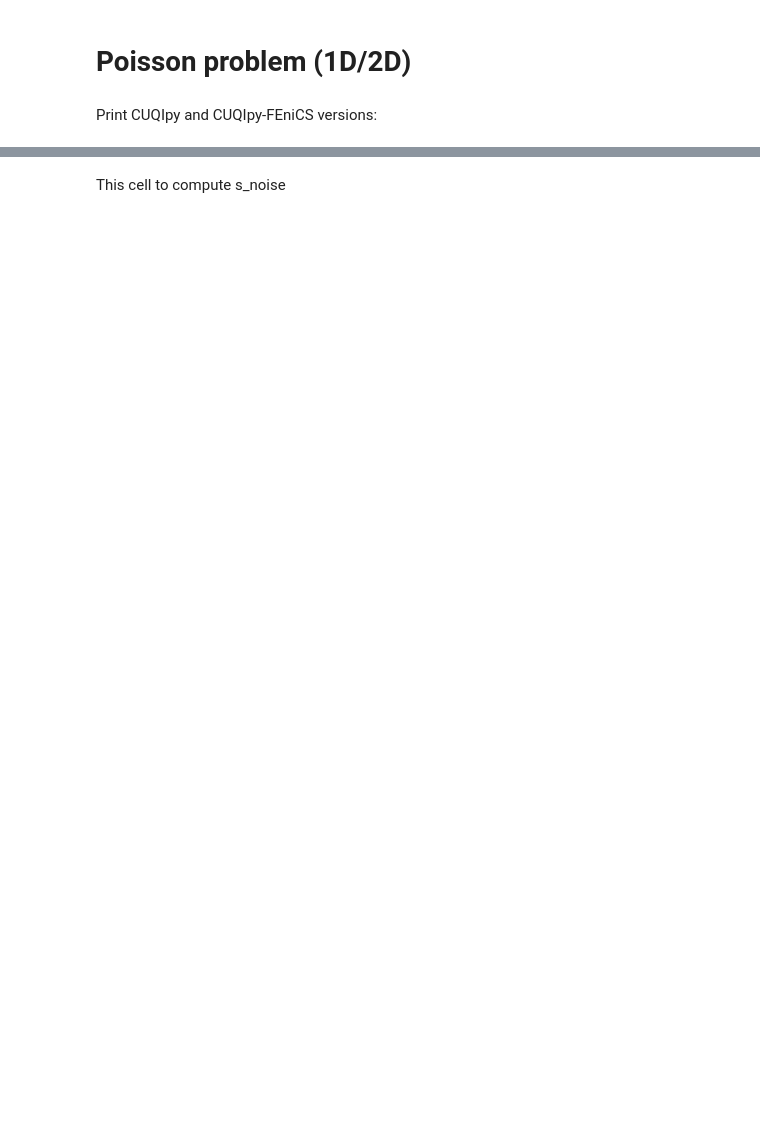
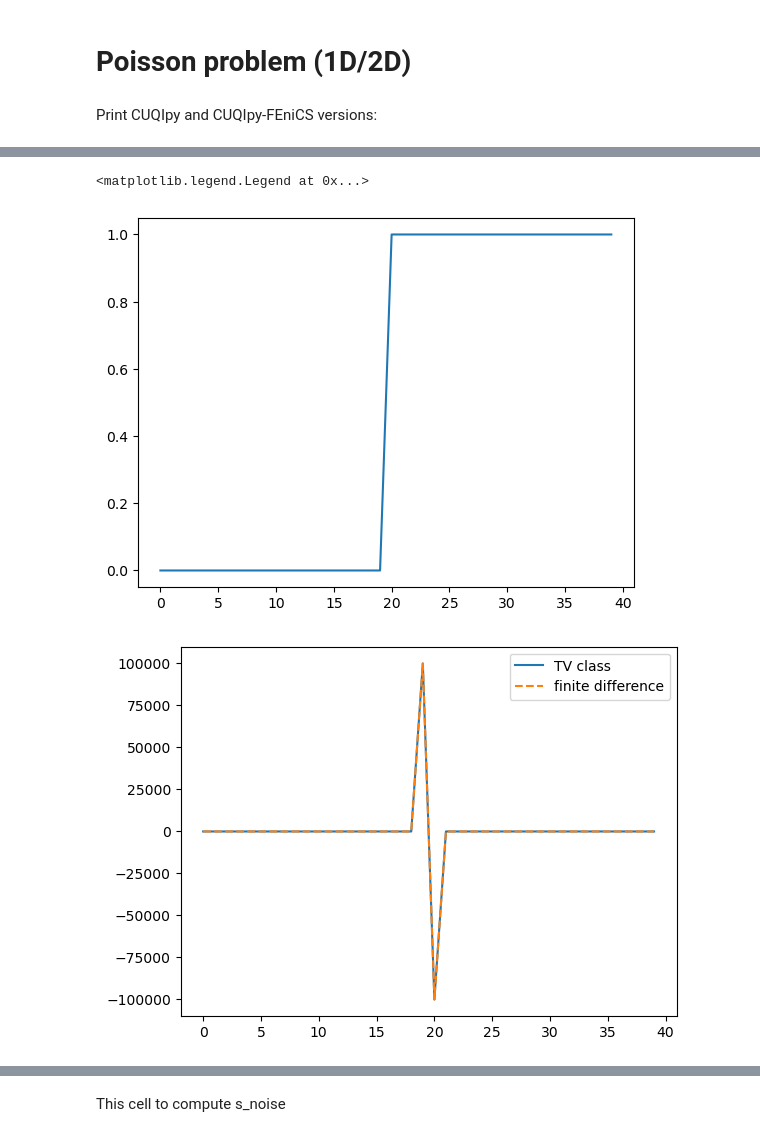
Before and after one commit to CUQI-DTU/Paper-Implicit, a Jupyter notebook: pde_myula/intro_example_Poisson.ipynb, the cells around one changed output, grey strips where cells are left out. Saved outputs shown, nothing was run; the diff lists cells and outputs as text; code cells hidden in the pictures; blank space fills up the shorter version.

```diff
--- a/pde_myula/intro_example_Poisson.ipynb
+++ b/pde_myula/intro_example_Poisson.ipynb
@@ -159,11 +190,11 @@ class TV_reg:
         self.weight = weight
 
     def cost_reg(self, m):
-        return self.weight*dl.assemble(dl.sqrt( dl.inner(dl.grad(m), dl.grad(m)) + self.beta)*dl.dx)
+        return -self.weight*dl.assemble(dl.sqrt( dl.inner(dl.grad(m), dl.grad(m)) + self.beta)*dl.dx)
 
 
     def grad_reg(self, m):
-        print("grad", dl.grad)
+        #print("grad", dl.grad)
         TVm = dl.sqrt( dl.inner(dl.grad(m), dl.grad(m)) + self.beta)
         grad_val = dl.assemble(dl.Constant(1.)/TVm*dl.inner(dl.grad(m), dl.grad(self.m_tilde))*dl.dx)
-        return self.weight*grad_val
+        return -self.weight*grad_val
@@ -171,0 +201,7 @@ H = G_domain.function_space
+# %%
+if model_type == 'diffusion':
+    H = G_domain.function_space
+    mesh = H.mesh()
+elif model_type == 'identity' or model_type == 'convolution':
+    mesh = dl.UnitIntervalMesh(domain_dim-1)
+    H = dl.FunctionSpace(mesh, 'CG', 1)
@@ -172,5 +230,5 @@ H = G_domain.function_space
 # %%
-tv_reg = TV_reg(H, 1e-3, weight=1)
+tv_reg = TV_reg(H, beta=1e-2, weight=1.0e5)
 
 def eval_density(x):
     # convert from numpy array to dolfin function
@@ -224,3 +259,21 @@ elif prior_type == 'TV':
     x = cuqi.distribution.UserDefinedDistribution(logpdf_func=eval_density,
                                               gradient_func=eval_grad_density,
                                               dim=H.dim())
+# %%
+# x_1 = np.random.randn(G_domain.par_dim)
+# x_1 step function
+x_1 = np.zeros(G_domain.par_dim)
+x_1[G_domain.par_dim//2:] = 1
+x_1_cuqiarray = cuqi.array.CUQIarray(x_1)
+x_1_cuqiarray.plot()
+plt.figure()
+# verify the TV gradient computation
+plt.plot(x.gradient(x_1))
+# plot finite difference gradient
+
+plt.plot(approx_gradient(x.logd, x_1, 1e-12), '--')
+plt.legend(['TV class', 'finite difference'])
+# %% [output]
+<matplotlib.legend.Legend at 0x...>
+[figure, added]
+[figure, added]
```
Also changed, not shown: parts of 33 cells of this notebook.
